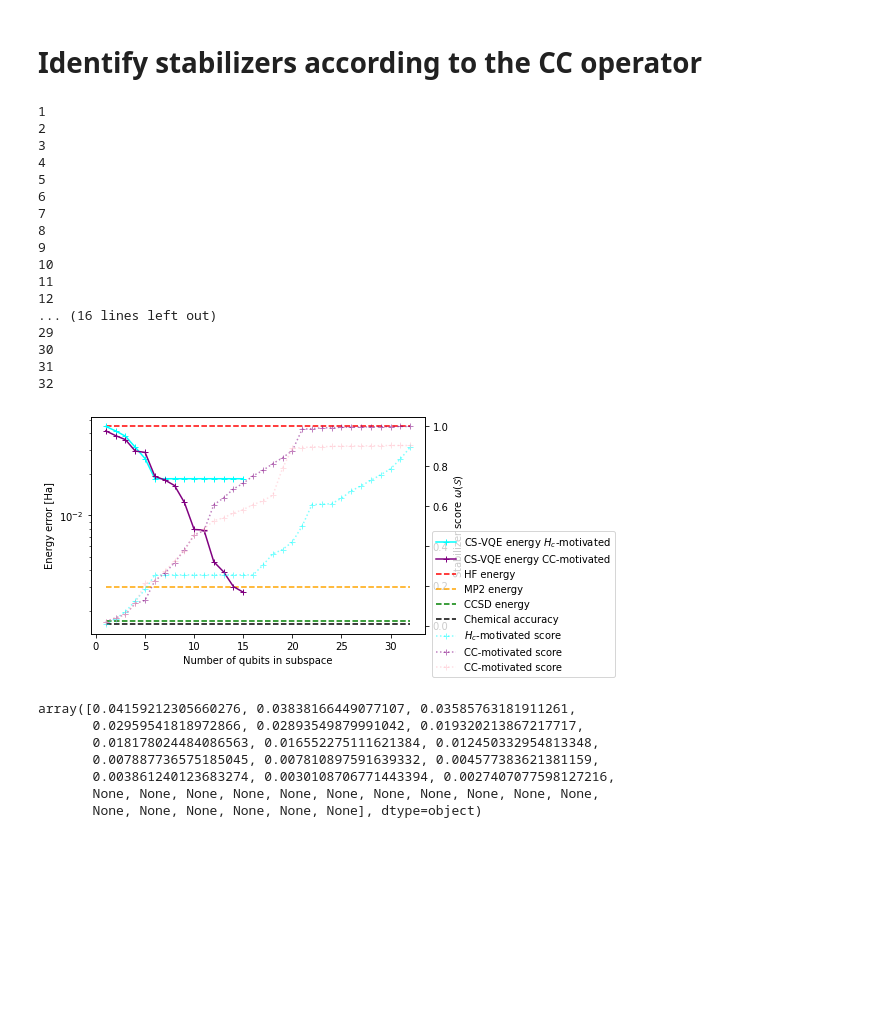
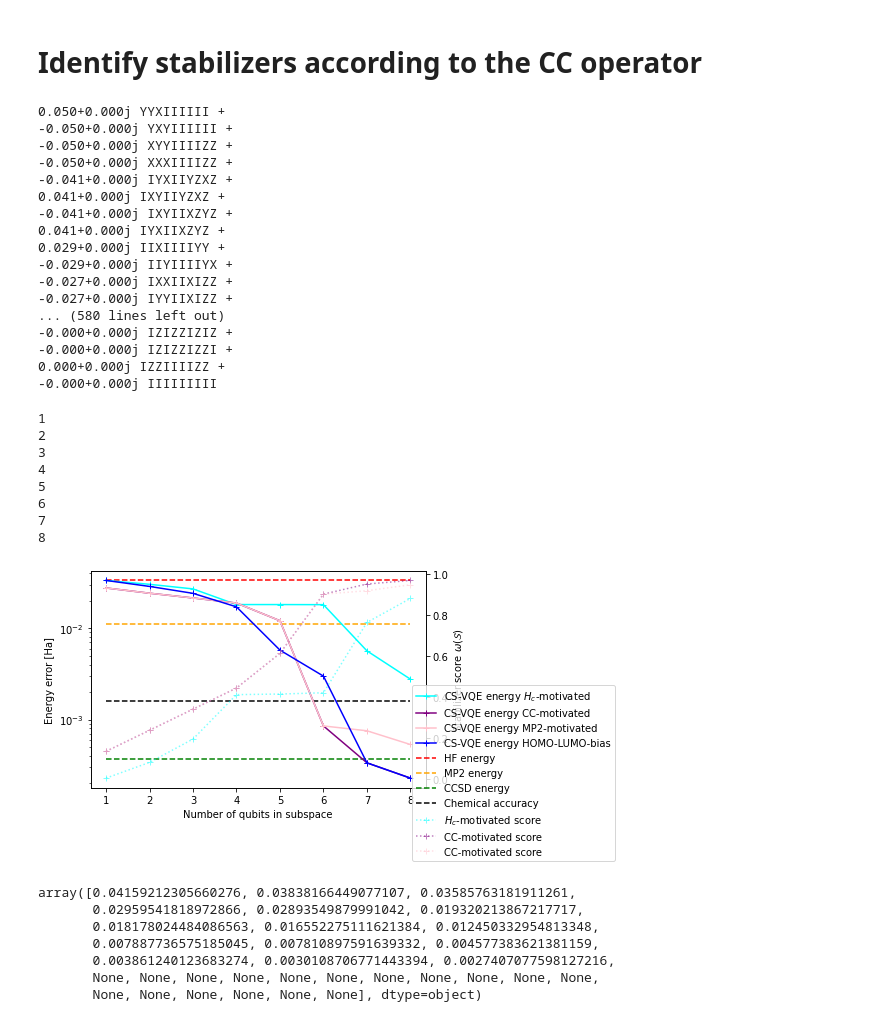
Before and after one commit to UCL-CCS/symmer, a Jupyter notebook: notebooks/draft/CS-VQE_HOMO-LUMO_biasing.ipynb, the cells around one changed output. Cells and saved outputs as stored; diff of their text form; code cells hidden in the pictures; blank space fills up the shorter version.

Commit message:
Plotting new data from QLM

```diff
--- a/notebooks/draft/CS-VQE_HOMO-LUMO_biasing.ipynb
+++ b/notebooks/draft/CS-VQE_HOMO-LUMO_biasing.ipynb
@@ -164,8 +161,47 @@ MP2 = PauliwordOp(
 mp2_tap = taper_hamiltonian.taper_it(aux_operator=MP2, ref_state=hf_array)
 # %% [markdown]
 # Identify stabilizers according to the CC operator
+# %%
+def HOMO_LUMO_biased_operator(self=ham_biasing) -> np.array:
+    """
+    - First converts the base operator to a PauliwordOp consisting of Pauli I, X
+        (since only interested in where the terms can affect orbital occupation)
+    - Second, assigns a weight to each nontrivial qubit position according to the bias curve
+        and sums the total HOM-LUMO-biased contribution. This is multiplied by the coefficient
+        vector to re-weight according to how close to the gap each term acts
+    """
+    reweighted_operator = self.base_operator.copy()
+    reweight_coeff = reweighted_operator.X_block*self.HOMO_LUMO_bias_curve()
+    reweighted_operator.coeff_vec = np.sum(
+        np.sqrt(reweight_coeff),
+        axis=1
+    )*reweighted_operator.coeff_vec
+    return reweighted_operator
+
+
+ham_biasing.HOMO_LUMO_biased_operator = HOMO_LUMO_biased_operator
+
+ham_biasing.HOMO_LUMO_biased_operator().sort()
+# %% [output]
+0.050+0.000j YYXIIIIII +
+-0.050+0.000j YXYIIIIII +
+-0.050+0.000j XYYIIIIZZ +
+-0.050+0.000j XXXIIIIZZ +
+-0.041+0.000j IYXIIYZXZ +
+0.041+0.000j IXYIIYZXZ +
+-0.041+0.000j IXYIIXZYZ +
+0.041+0.000j IYXIIXZYZ +
+0.029+0.000j IIXIIIIYY +
+-0.029+0.000j IIYIIIIYX +
+-0.027+0.000j IXXIIXIZZ +
+-0.027+0.000j IYYIIXIZZ +
+... (580 lines left out)
+-0.000+0.000j IZIZZIZIZ +
+-0.000+0.000j IZIZZIZZI +
+0.000+0.000j IZZIIIIZZ +
+-0.000+0.000j IIIIIIIII
 # %%
-def get_score_vs_error(S, max_sim_q=15):
+def get_score_vs_error(S, max_sim_q=13):
     stab_score  = cs_vqe.basis_score(S)
     ham_cs = cs_vqe.project_onto_subspace(S, enforce_clique_operator=False)
     n_qubits = ham_cs.n_qubits
@@ -184,7 +220,7 @@ MP_stabilizers  = StabilizerIdentification(mp2_tap)
 #HL_gap = np.where(hf_array==0)[0][0]-.5
 HL_gap = np.where(hf_tapered==0)[0][0]-.5
 #ham_biasing = ObservableBiasing(base_operator=molecule.H_q, HOMO_LUMO_gap=HL_gap)
-ham_biasing = ObservableBiasing(base_operator=ham_tap, HOMO_LUMO_gap=HL_gap)
+#ham_biasing = ObservableBiasing(base_operator=ham_tap, HOMO_LUMO_gap=HL_gap)
 
 scores = []
 
@@ -203,16 +239,16 @@ for i in range(1, ham_tap.n_qubits):
     stab_score_MP, error_MP = get_score_vs_error(S_MP)
 
     # by HOMO-LUMO biasing
-    #S_HL = stabilizer_walk(
-    #        n_sim_qubits=i,
-    #        biasing_operator=ham_biasing,
-    #        cs_vqe_object=cs_vqe,
+    S_HL = stabilizer_walk(
+            n_sim_qubits=i,
+            biasing_operator=ham_biasing,
+            cs_vqe_object=cs_vqe,
     #        #tapering_object=taper_hamiltonian,
     #        #reference_state=hf_array
-    #    )
-    #stab_score_HL, error_HL = get_score_vs_error(S_HL)
+        )
+    stab_score_HL, error_HL = get_score_vs_error(S_HL)
 
-    scores.append((i, stab_score_ham, error_ham, stab_score_CC, error_CC, stab_score_MP, error_MP))#, stab_score_HL, error_HL))
+    scores.append((i, stab_score_ham, error_ham, stab_score_CC, error_CC, stab_score_MP, error_MP, stab_score_HL, error_HL))
 # %% [output]
 1
 2
@@ -222,15 +258,6 @@ for i in range(1, ham_tap.n_qubits):
 6
 7
 8
-9
-10
-11
-12
-... (16 lines left out)
-29
-30
-31
-32
 # %%
 import sys
 sys.path.append( '../../../CS-VQE' )
@@ -243,36 +270,36 @@ nc_legacy, energies_legacy, errors_legacy, order_legacy = csvqe_approximations_h
     H, H_noncon, ham_tap.n_qubits, molecule.fci_energy)
 # %%
 fig,energy_axis = plt.subplots()
-X, Y_ham, Y_error_ham, Y_CC, Y_error_CC, Y_MP, Y_error_MP = zip(*scores)
+X, Y_ham, Y_error_ham, Y_CC, Y_error_CC, Y_MP, Y_error_MP, Y_HL, Y_error_HL = zip(*scores)
 
 energy_axis.plot(X, Y_error_ham, color='cyan', marker='+', label='CS-VQE energy $H_c$-motivated')
 energy_axis.plot(X, Y_error_CC, color='purple', marker='+', label='CS-VQE energy CC-motivated')
-#energy_axis.plot(X, Y_error_CC, color='pink', marker='+', label='CS-VQE energy MP2-motivated')
-#energy_axis.plot(X, Y_error_HL, color='blue', marker='+', label='CS-VQE energy HOMO-LUMO-bias')
+energy_axis.plot(X, Y_error_MP, color='pink', marker='+', label='CS-VQE energy MP2-motivated')
+energy_axis.plot(X, Y_error_HL, color='blue', marker='+', label='CS-VQE energy HOMO-LUMO-bias')
 #energy_axis.plot(X, errors_legacy[1:-1], color='pink', marker='+', label='CS-VQE energy legacy', ls='-.')
 
 energy_axis.hlines(molecule.hf_energy-molecule.fci_energy, 1, X[-1], ls='--', color='red', label='HF energy')
 energy_axis.hlines(molecule.mp2_energy-molecule.fci_energy, 1, X[-1], ls='--', color='orange', label='MP2 energy')
 energy_axis.hlines(molecule.ccsd_energy-molecule.fci_energy, 1, X[-1], ls='--', color='green', label='CCSD energy')
 energy_axis.hlines(0.0016, 1, X[-1], ls='--', color='black', label='Chemical accuracy')
 
 energy_axis.set_yscale('log')
 energy_axis.set_ylabel('Energy error [Ha]')
 energy_axis.set_xlabel('Number of qubits in subspace')
 
 score_axis = energy_axis.twinx()
 score_axis.plot(X, Y_ham, color='cyan', label='$H_c$-motivated score', marker='+', alpha=0.5, ls=':')
 score_axis.plot(X, Y_CC, color='purple', label='CC-motivated score', marker='+', alpha=0.5, ls=':')
 score_axis.plot(X, Y_MP, color='pink', label='CC-motivated score', marker='+', alpha=0.5, ls=':')
 
 #score_axis.plot(X, Y_HL, color='blue', label='HOMO-LUMO-bias score', marker='+', alpha=0.5, ls=':')
 
 score_axis.set_ylabel('Stabilizer score $\omega(\mathcal{S})$')
 
 fig.legend(ncol=1, bbox_to_anchor=(1.35,0.5))
 plt.show()
 # %% [output]
-[figure, old version]
+[figure, new version]
 # %%
 np.array(Y_error_CC)
 # %% [output]
```
Also changed, not shown: parts of 5 cells of this notebook, 9 other files.
